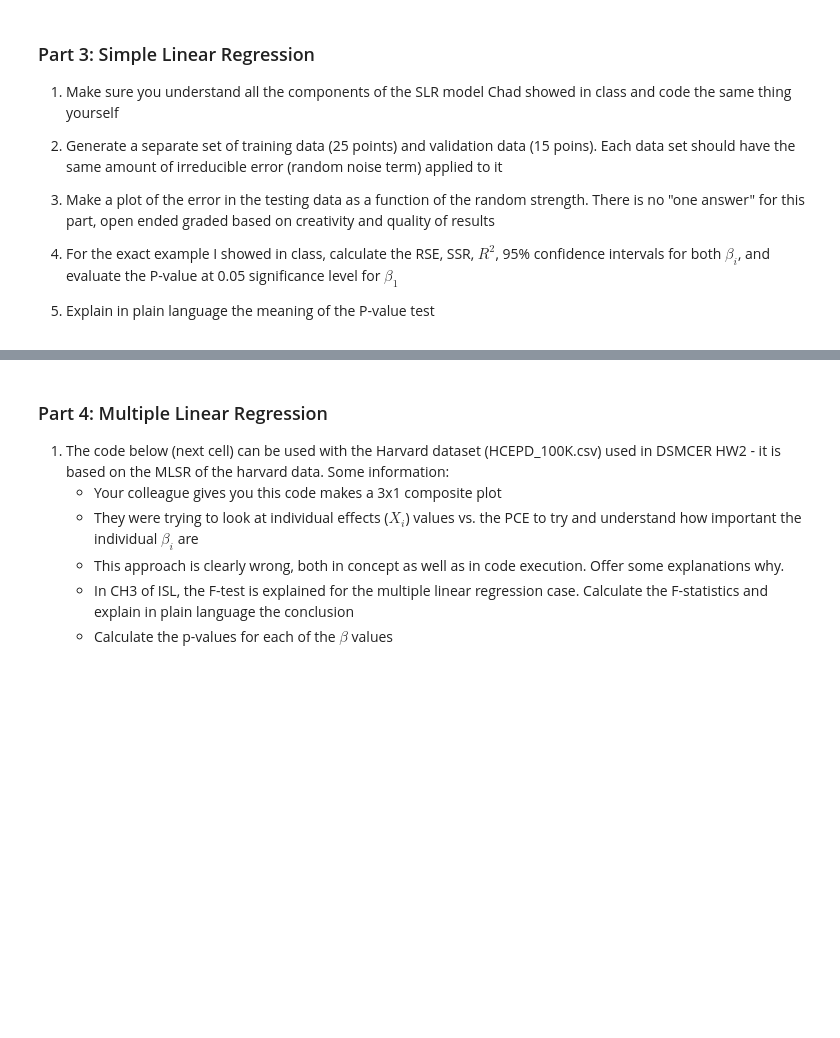
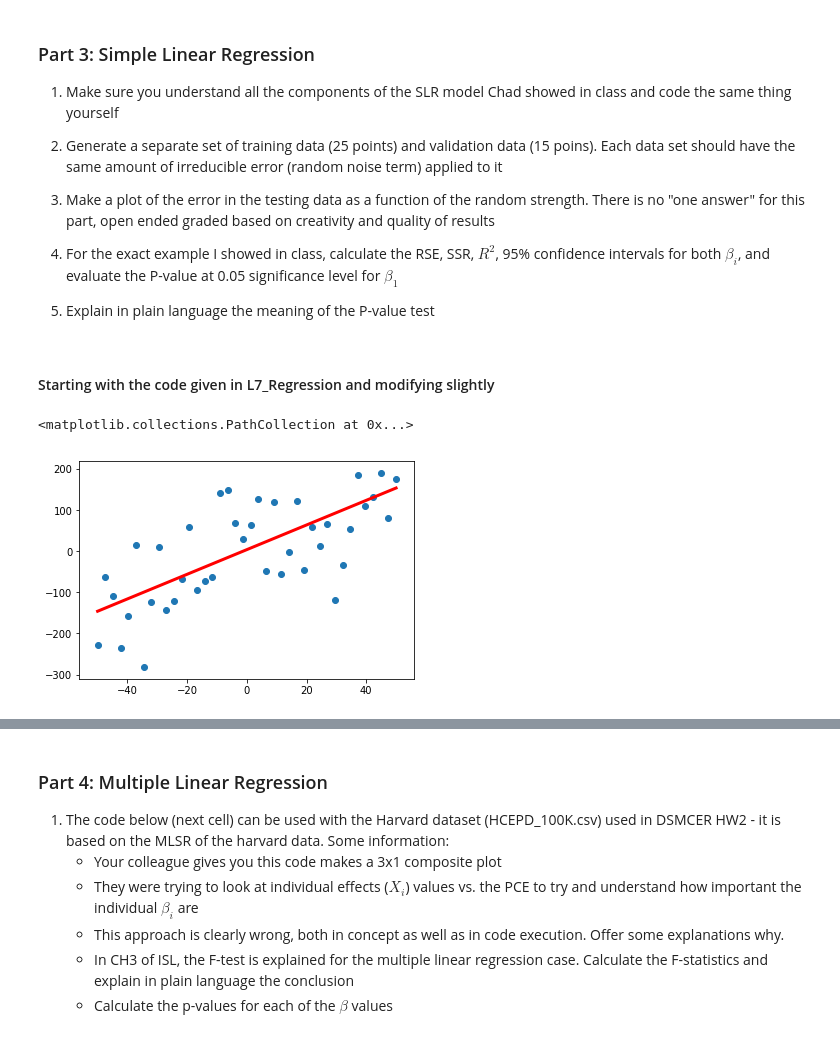
Before and after one commit to jrodguez/regression_methods, a Jupyter notebook: HW4.ipynb, the cells around one changed output, grey strips where cells are left out. Drawn from its saved outputs; the diff is of its cells as text; code cells hidden in the pictures; blank space fills up the shorter version.

```diff
--- a/HW4.ipynb
+++ b/HW4.ipynb
@@ -44,3 +159,24 @@ Implement both the linear and logistic regression models using sklearn, calculat
 4. For the exact example I showed in class, calculate the RSE, SSR, $R^2$, 95% confidence intervals for both $\beta_i$, and evaluate the P-value at 0.05 significance level for $\beta_1$
 
 5. Explain in plain language the meaning of the P-value test
+# %% [markdown]
+#### Starting with the code given in L7_Regression and modifying slightly
+# %%
+#model: Y = 3X + 4
+#size of training data and scale of random noise
+pts=40 # 25 points + 15 points = 40 total
+noisescale=.25
+x=np.linspace(-50,50,num=pts)
+B0=4
+B1=3
+yactual=B0+B1*x
+np.random.seed(123) #for reproducible
+#add noise scaled to 25% of range to data
+yrand=yactual+noisescale*(yactual.max()-yactual.min())*np.random.normal(size=pts)
+
+# Plotting
+plt.plot(x,yactual,color='red',lw='3')
+plt.scatter(x,yrand)
+# %% [output]
+<matplotlib.collections.PathCollection at 0x...>
+[figure, added]
```
Also changed, not shown: parts of 38 cells of this notebook.
